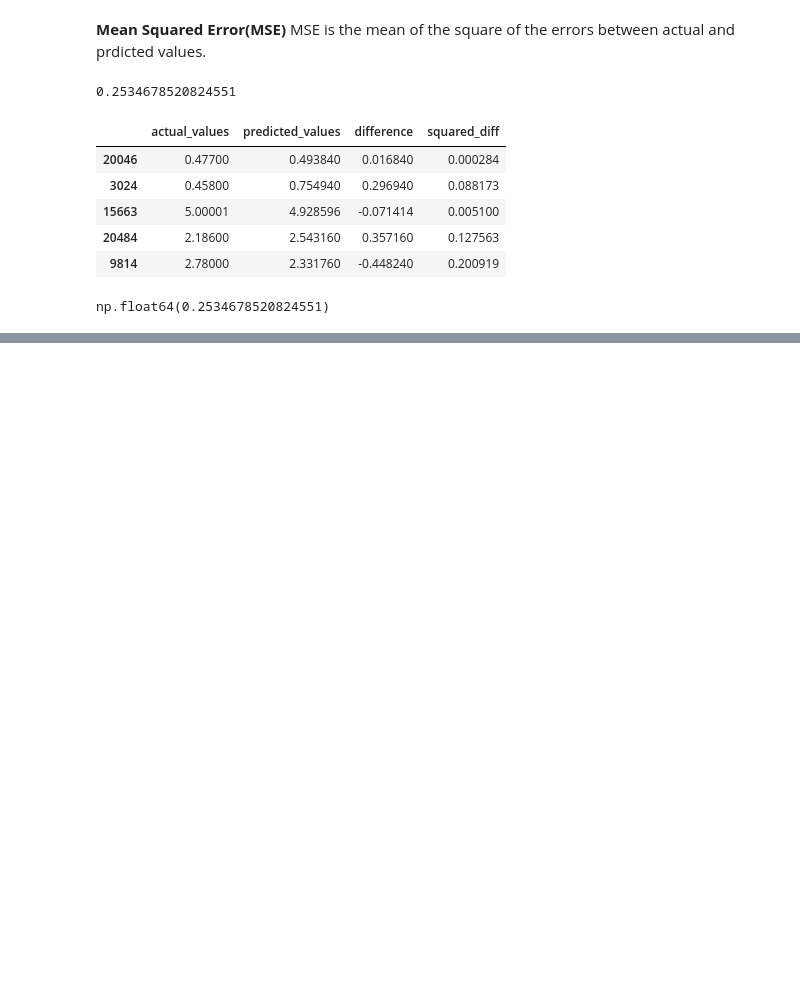
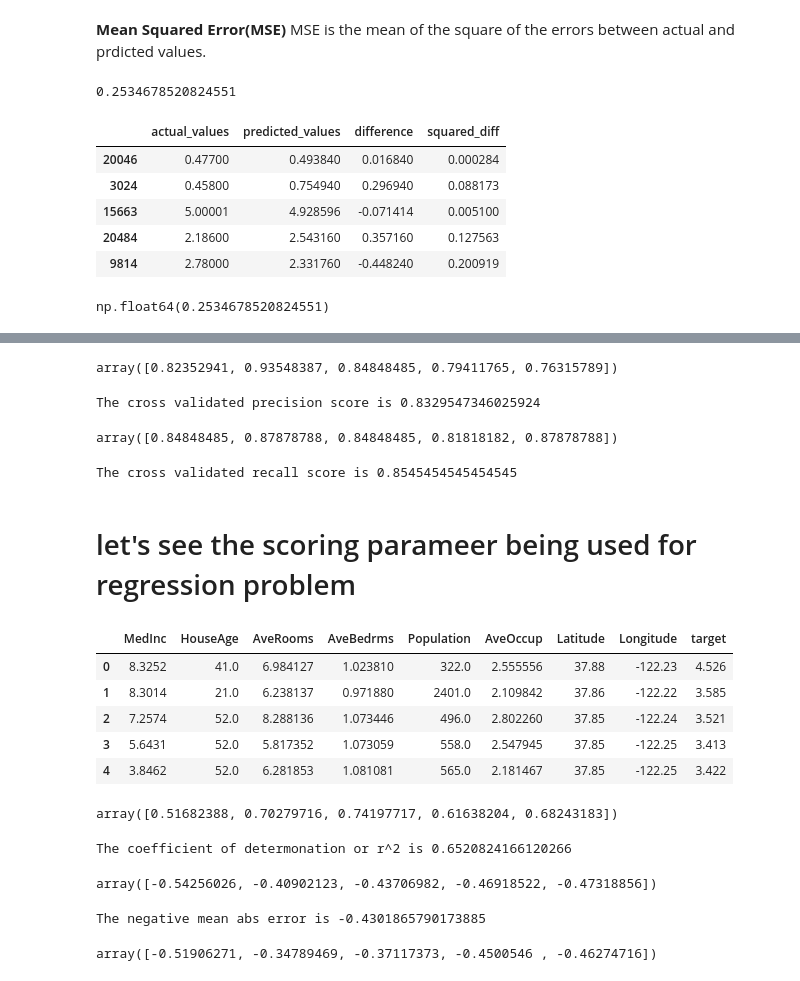
Before and after one commit to thesubodh1/Machine-Learning, a Jupyter notebook: scikit-learn-intro.ipynb, the cells around one changed output, grey strips where cells are left out. Cells and saved outputs as stored; diff of their text form; code cells hidden in the pictures; blank space fills up the shorter version.

Commit message:
Evaluation of the models by scoring method completed

```diff
--- a/scikit-learn-intro.ipynb
+++ b/scikit-learn-intro.ipynb
@@ -1193,0 +1233,73 @@ np.float64(0.2534678520824551)
+# %%
+# precision
+np.random.seed(42)
+
+cv_acc = cross_val_score(clf,X,Y,scoring="precision")
+cv_acc
+# %% [output]
+array([0.82352941, 0.93548387, 0.84848485, 0.79411765, 0.76315789])
+# %%
+# Corss validated precision
+print(f"The cross validated precision score is {np.mean(cv_acc)}")
+# %% [output]
+The cross validated precision score is 0.8329547346025924
+# %%
+# recall
+np.random.seed(42)
+cv_recall = cross_val_score(clf,X,Y,scoring="recall")
+cv_recall
+# %% [output]
+array([0.84848485, 0.87878788, 0.84848485, 0.81818182, 0.87878788])
+# %%
+# Corss validated recall
+print(f"The cross validated recall score is {np.mean(cv_recall)}")
+# %% [output]
+The cross validated recall score is 0.8545454545454545
+# %% [markdown]
+# let's see the scoring parameer being used for regression problem
+# %%
+housing_df.head()
+# %% [output]
+|  | MedInc | HouseAge | AveRooms | AveBedrms | Population | AveOccup | Latitude | Longitude | target |
+| 0 | 8.3252 | 41.0 | 6.984127 | 1.023810 | 322.0 | 2.555556 | 37.88 | -122.23 | 4.526 |
+| 1 | 8.3014 | 21.0 | 6.238137 | 0.971880 | 2401.0 | 2.109842 | 37.86 | -122.22 | 3.585 |
+| 2 | 7.2574 | 52.0 | 8.288136 | 1.073446 | 496.0 | 2.802260 | 37.85 | -122.24 | 3.521 |
+| 3 | 5.6431 | 52.0 | 5.817352 | 1.073059 | 558.0 | 2.547945 | 37.85 | -122.25 | 3.413 |
+| 4 | 3.8462 | 52.0 | 6.281853 | 1.081081 | 565.0 | 2.181467 | 37.85 | -122.25 | 3.422 |
+# %%
+from sklearn.ensemble import RandomForestRegressor
+from sklearn.model_selection import cross_val_score
+np.random.seed(42)
+X = housing_df.drop("target",axis=1)
+Y = housing_df["target"]
+
+
+model = RandomForestRegressor()
+
+model_coef = cross_val_score(model,X,Y)
+
+model_coef
+# %% [output]
+array([0.51682388, 0.70279716, 0.74197717, 0.61638204, 0.68243183])
+# %%
+print(f"The coefficient of determonation or r^2 is {np.mean(model_coef)}")
+# %% [output]
+The coefficient of determonation or r^2 is 0.6520824166120266
+# %%
+# using negative_mean_absolute error
+np.random.seed(42)
+model_neg_mae = cross_val_score(model,X,Y,scoring="neg_mean_absolute_error")
+model_neg_mae
+# %% [output]
+array([-0.54256026, -0.40902123, -0.43706982, -0.46918522, -0.47318856])
+# %%
+print(f"The negative mean abs error is {np.mean(model_neg_mae)}")
+# %% [output]
+The negative mean abs error is -0.4301865790173885
+# %%
+# using negative_mean_squared error
+np.random.seed(42)
+model_neg_mse = cross_val_score(model,X,Y,scoring="neg_mean_squared_error")
+model_neg_mse
+# %% [output]
+array([-0.51906271, -0.34789469, -0.37117373, -0.4500546 , -0.46274716])
```
Also changed, not shown: parts of 9 cells of this notebook.
